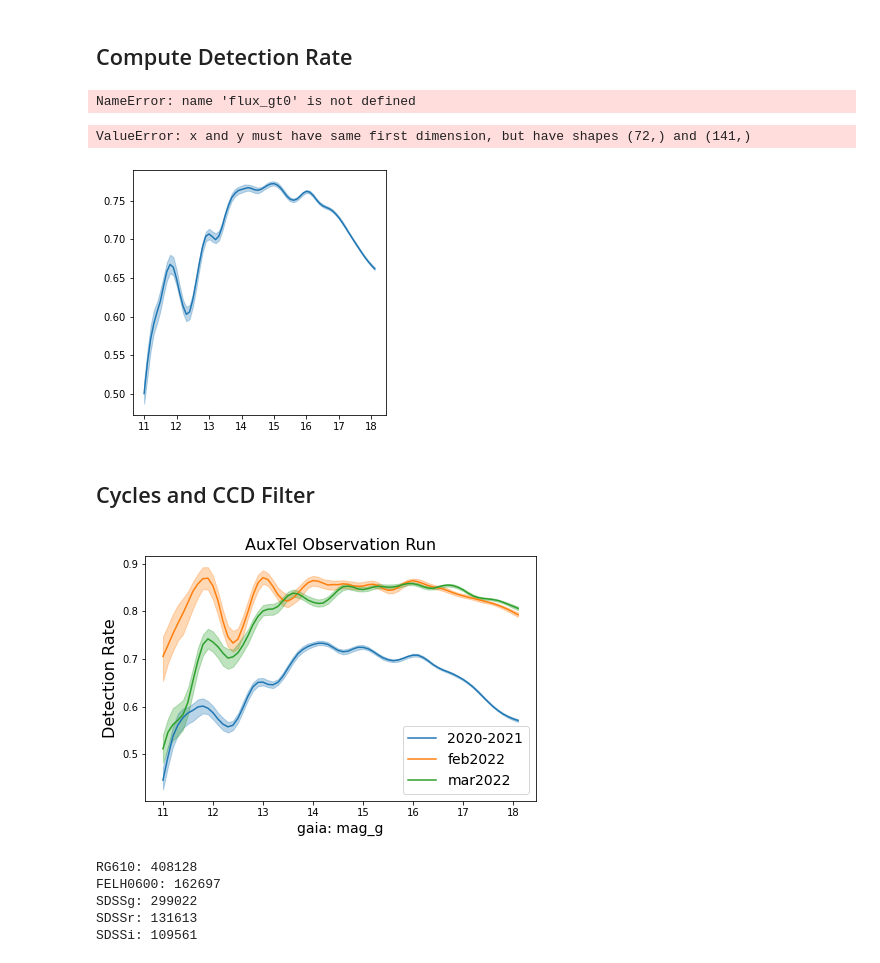
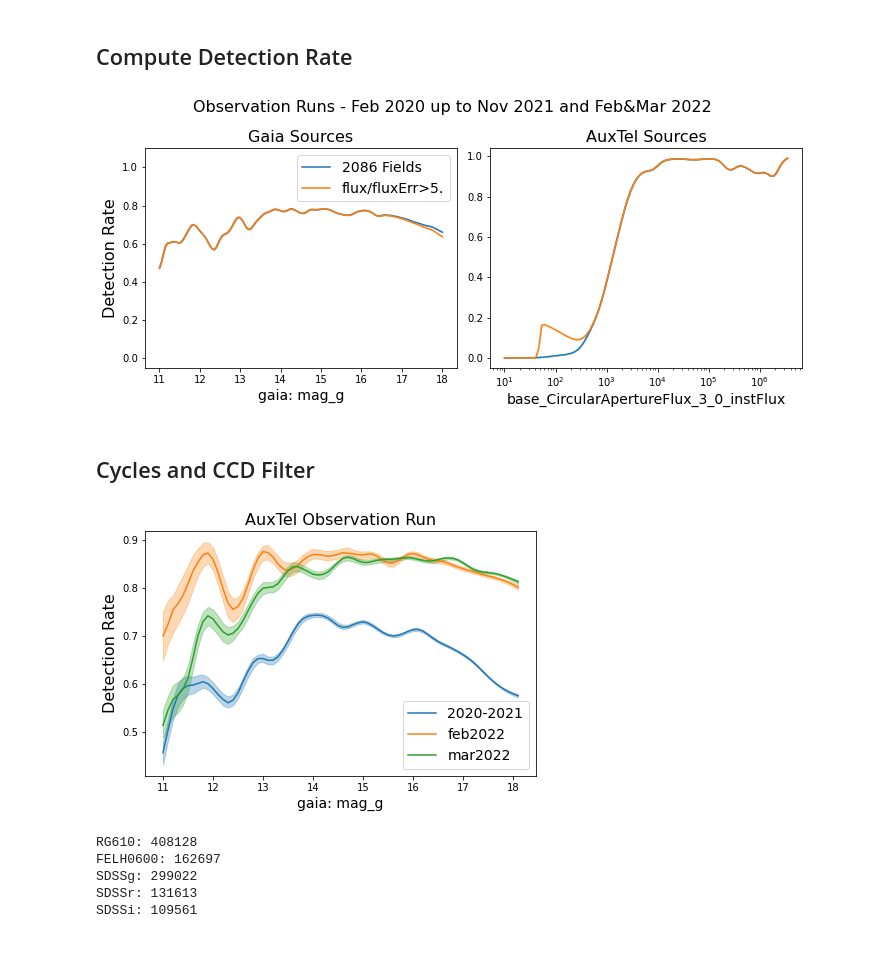
Before and after one commit to estevesjh/ComScratchStuff, a Jupyter notebook: AuxTel/sourceDetection/quickLookPlots.ipynb, the cells around one changed output. Drawn from its saved outputs; the diff is of its cells as text; code cells hidden in the pictures.

```diff
--- a/AuxTel/sourceDetection/quickLookPlots.ipynb
+++ b/AuxTel/sourceDetection/quickLookPlots.ipynb
@@ -39,12 +39,19 @@ for i,fname in enumerate(fnames):
 
 # table = vstack(tables)
 # table.write('gaia_matched_feb2020-nov2021_feb-march2022.fits',format='fits',overwrite=True)
+# %%
+borders = 20
+# xmin, xmax, ymin, ymax
+edges = [0.,4070.,0.,4000.]
+
+rect_mask = (table['ref_base_SdssCentroid_x']>= edges[0]+borders)&(table['ref_base_SdssCentroid_x']<= edges[1]-borders)
+rect_mask &= (table['ref_base_SdssCentroid_x']>= edges[0]+borders)&(table['ref_base_SdssCentroid_x']<= edges[1]-borders)
 # %%
 ## Define all masks
 
-gaia = np.isfinite(table['ref_ra'])
+gaia = np.isfinite(table['ref_ra']) & rect_mask
 auxtel = np.isfinite(table['base_SdssCentroid_x'])
-only_gaia = np.isnan(table['base_CircularApertureFlux_3_0_instFlux'])
+only_gaia = np.isnan(table['base_CircularApertureFlux_3_0_instFlux']) & rect_mask
 only_auxtel = (np.isnan(table['ref_ra']))
-matched = table['id_match']>0.
+matched = (table['id_match']>0.) & rect_mask
 good = (table['base_CircularApertureFlux_3_0_instFlux']/table['base_CircularApertureFlux_3_0_instFluxErr'] > 5.) | only_gaia
@@ -101,45 +112,42 @@ from utils import compute_fraction_err, plot_curve
 # %%
 mag_0 = 11.
 mvec = np.arange(mag_0,18.+0.05,0.05)
-m_frac = compute_fraction_err(mvec, mag[gaia], matched[gaia], bw=0.05, nBootStrap=100, error=True)
-m_frac_mask = compute_fraction_err(mvec, mag[gaia&good], (matched)[gaia&good], bw=0.05, nBootStrap=100, error=True)
+m_frac = compute_fraction_err(mvec, mag[gaia], matched[gaia], bw=0.1, nBootStrap=100, error=False)
+m_frac_mask = compute_fraction_err(mvec, mag[gaia&good], (matched)[gaia&good], bw=0.1, nBootStrap=100, error=False)
 # %%
 fvec = np.log10(np.logspace(1.,log_flux.max(),100))
-frac_log = compute_fraction_err(fvec, log_flux[auxtel&flux_gt0], matched[auxtel&flux_gt0], bw=0.1, nBootStrap=100, error=True)
-frac_log_mask = compute_fraction_err(fvec, log_flux[auxtel&good&flux_gt0], matched[auxtel&good&flux_gt0], bw=0.1, nBootStrap=100, error=True)
+frac_log = compute_fraction_err(fvec, log_flux[auxtel&flux_gt0], matched[auxtel&flux_gt0], bw=0.1, nBootStrap=100, error=False)
+frac_log_mask = compute_fraction_err(fvec, log_flux[auxtel&good&flux_gt0], matched[auxtel&good&flux_gt0], bw=0.1, nBootStrap=100, error=False)
-# %% [output]
-NameError: name 'flux_gt0' is not defined
 # %%
 fig = plt.figure(figsize=(10,4.5))
 
 plt.subplot(1, 2, 1)
 plot_curve(mvec ,m_frac, label=f'{len(new_expIds)} Fields', ax=plt)
 plot_curve(mvec ,m_frac_mask, label='flux/fluxErr>5.',ax=plt)
 plt.legend(fontsize=14)
 plt.xlabel('gaia: mag_g',fontsize=14)
 plt.ylabel('Detection Rate',fontsize=16)
 plt.title('Gaia Sources',fontsize=16)
 #plt.tight_layout()
-# plt.ylim(-0.05,1.1)
+plt.ylim(-0.05,1.1)
 
 plt.subplot(1, 2, 2)
 plot_curve(10**fvec,frac_log,ax=plt)
 plot_curve(10**fvec,frac_log_mask,ax=plt)
 plt.xscale('log')
 # plt.axhline(1)
 # plt.legend(fontsize=14)
 plt.xlabel('base_CircularApertureFlux_3_0_instFlux',fontsize=14)
 # plt.ylabel('AuxTel Detection Rate',fontsize=16)
 plt.title('AuxTel Sources',fontsize=16)
 # plt.ylim(-0.05,1.1)
 # plt.tight_layout()
 
 fig.suptitle(f'Observation Runs - Feb 2020 up to Nov 2021 and Feb&Mar 2022',fontsize=16)
 fig.tight_layout()
 plt.savefig('auxtel_detection_rate_preliminary.png',facecolor='w',transparent=False,dpi=150)
 # %% [output]
-ValueError: x and y must have same first dimension, but have shapes (72,) and (141,)
-[figure, old version]
+[figure, new version]
 # %% [markdown]
 ## Cycles and CCD Filter
 # %%
@@ -169,6 +183,6 @@ plt.title('AuxTel Observation Run',fontsize=16)
 # plt.ylim(-0.05,1.1)
 plt.savefig('auxtel_detection_rate_cycles.png',facecolor='w',transparent=False,dpi=150)
 # %% [output]
-[figure, old version]
+[figure, new version]
 # %%
 bw=0.2
@@ -175,22 +190,22 @@ bw=0.2
 mvec = np.arange(mag_0,18.+bw/2.,bw/2.)
-# %%
-RG610 = (table['FILTER']=='RG610')
-FELH0600 = (table['FILTER']=='FELH0600')
-SDSSg = (table['FILTER']=='SDSSg')
-SDSSr = (table['FILTER']=='SDSSr')
-SDSSi = (table['FILTER']=='SDSSi')
-
-fDict = dict()
-mask_list = {'RG610':RG610,'FELH0600':FELH0600,'SDSSg':SDSSg,'SDSSr':SDSSr,'SDSSi':SDSSi}
-for li,mi in mask_list.items():
-    print(f'{li}: {np.count_nonzero(mi)}')
-    fDict[li] = compute_fraction_err(mvec, mag[gaia&mi], matched[gaia&mi], bw=bw, nBootStrap=100, error=True)
-# %% [output]
-RG610: 408128
-FELH0600: 162697
-SDSSg: 299022
-SDSSr: 131613
-SDSSi: 109561
+# %%
+RG610 = (table['FILTER']=='RG610')
+FELH0600 = (table['FILTER']=='FELH0600')
+SDSSg = (table['FILTER']=='SDSSg')
+SDSSr = (table['FILTER']=='SDSSr')
+SDSSi = (table['FILTER']=='SDSSi')
+
+fDict = dict()
+mask_list = {'RG610':RG610,'FELH0600':FELH0600,'SDSSg':SDSSg,'SDSSr':SDSSr,'SDSSi':SDSSi}
+for li,mi in mask_list.items():
+    print(f'{li}: {np.count_nonzero(mi)}')
+    fDict[li] = compute_fraction_err(mvec, mag[gaia&mi], matched[gaia&mi], bw=bw, nBootStrap=100, error=True)
+# %% [output]
+RG610: 408128
+FELH0600: 162697
+SDSSg: 299022
+SDSSr: 131613
+SDSSi: 109561
 # %%
 fig = plt.figure(figsize=(7,4.5))
 
```
Also changed, not shown: parts of 29 cells of this notebook, 17 other files.
